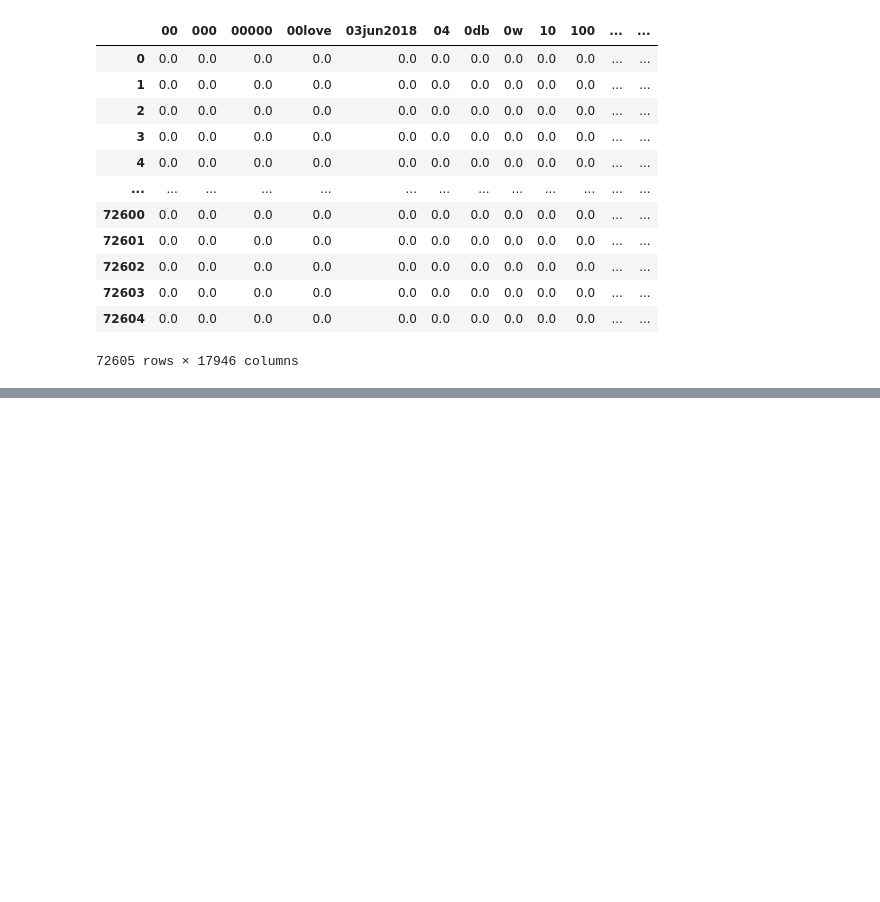
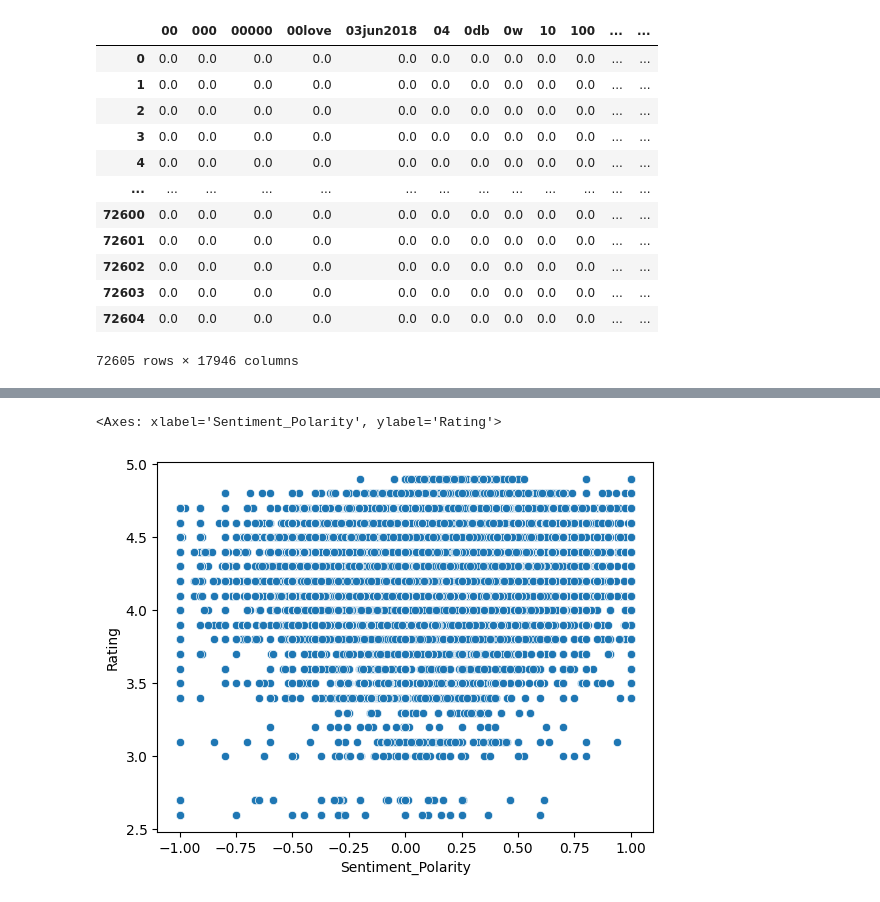
Before and after one commit to hixmatiar/google_play_store_analysis, a Jupyter notebook: main.ipynb, the cells around one changed output, grey strips where cells are left out. Drawn from its saved outputs; the diff is of its cells as text; code cells hidden in the pictures; blank space fills up the shorter version.

```diff
--- a/main.ipynb
+++ b/main.ipynb
@@ -483,0 +495,13 @@ from gen
+# %%
+# a = (data['Rating'] - mean_rating) / (data['Rating'].std())
+# print(a.describe())
+
+from sklearn.preprocessing import MinMaxScaler, RobustScaler
+# scaler = MinMaxScaler()
+# b = scaler.fit_transform(data[['Rating']])
+# print(b.mean())
+
+rscaler = RobustScaler()
+data['Normalization'] = rscaler.fit_transform(data[['Rating']])
+data['Normalization']
+data.head(2)
@@ -483,0 +553,5 @@ from gen
+# %%
+sns.scatterplot(x = data['Sentiment_Polarity'], y = data['Rating'])
+# %% [output]
+<Axes: xlabel='Sentiment_Polarity', ylabel='Rating'>
+[figure, added]
```
Also changed, not shown: parts of 9 cells of this notebook.
